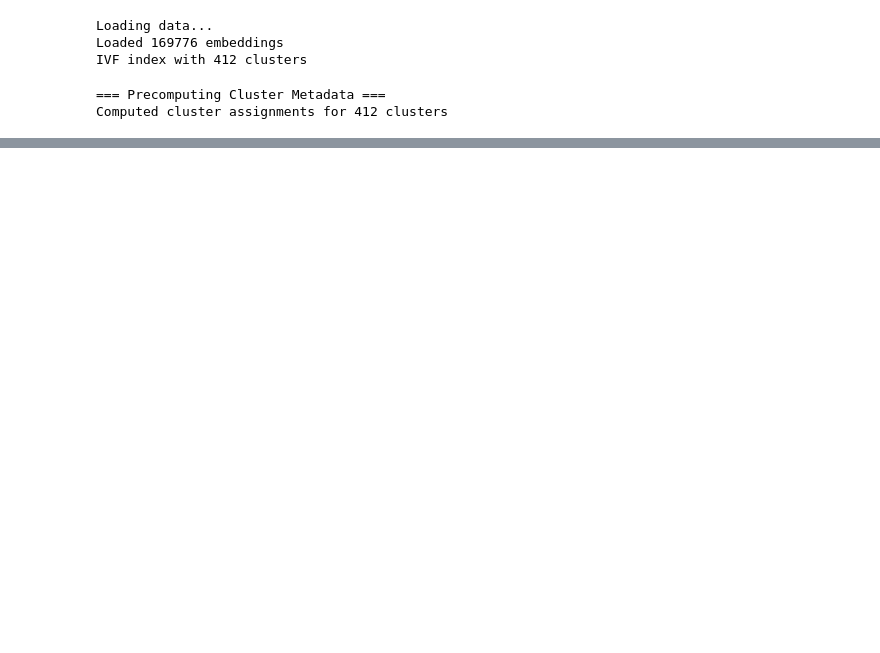
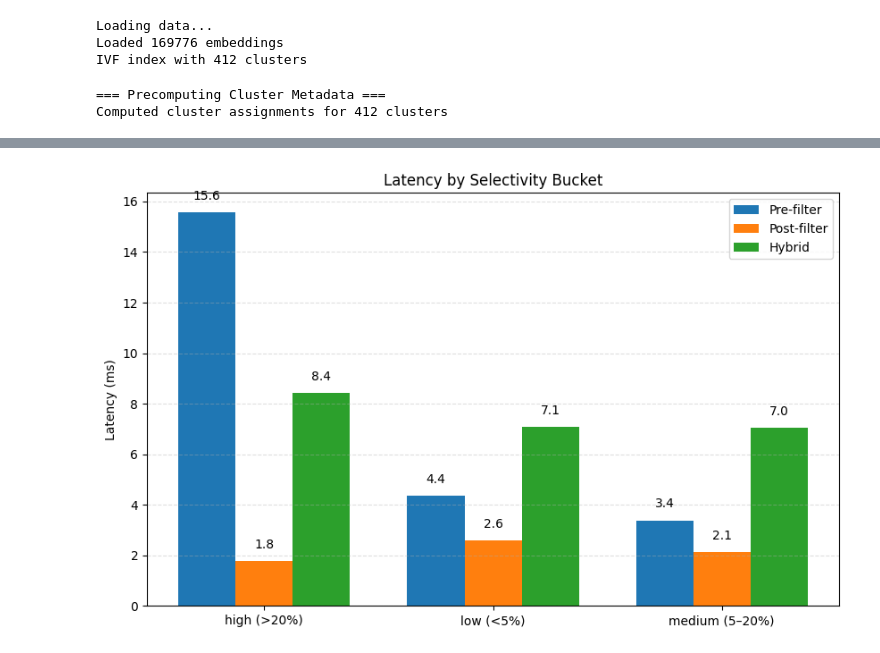
Before and after one commit to yangshengz88/Hybrid_Vector_Search, a Jupyter notebook: Hybrid_Method.ipynb, the cells around one changed output, grey strips where cells are left out. Saved outputs shown, nothing was run; the diff lists cells and outputs as text; code cells hidden in the pictures; blank space fills up the shorter version.

```diff
--- a/Hybrid_Method.ipynb
+++ b/Hybrid_Method.ipynb
@@ -471,0 +633,22 @@ Saved hybrid searcher to data/hybrid_searcher.pkl
+# %%
+plt.figure(figsize=(10,6))
+
+plt.bar(x - w, df["pre_latency_ms"], width=w, label="Pre-filter")
+plt.bar(x, df["post_latency_ms"], width=w, label="Post-filter")
+plt.bar(x + w, df["hybrid_latency_ms"], width=w, label="Hybrid")
+
+plt.xticks(x, buckets)
+plt.ylabel("Latency (ms)")
+plt.title("Latency by Selectivity Bucket")
+
+# Value labels
+for i, bucket in enumerate(buckets):
+    plt.text(x[i] - w, df["pre_latency_ms"][i] + 0.5, f"{df['pre_latency_ms'][i]:.1f}", ha="center")
+    plt.text(x[i], df["post_latency_ms"][i] + 0.5, f"{df['post_latency_ms'][i]:.1f}", ha="center")
+    plt.text(x[i] + w, df["hybrid_latency_ms"][i] + 0.5, f"{df['hybrid_latency_ms'][i]:.1f}", ha="center")
+
+plt.grid(axis="y", linestyle="--", alpha=0.4)
+plt.legend()
+plt.show()
+# %% [output]
+[figure, added]
```
Also changed, not shown: parts of 11 cells of this notebook.
